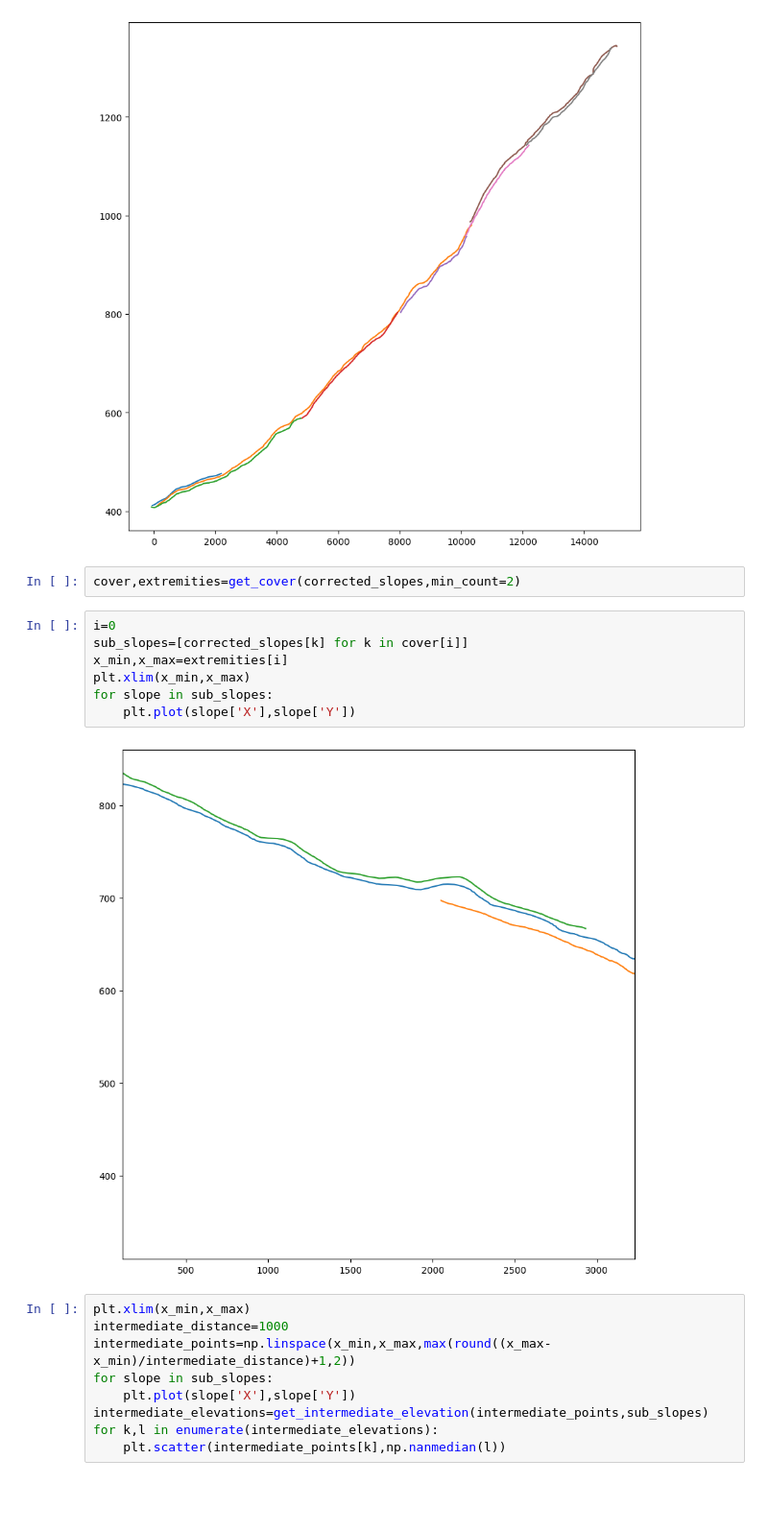
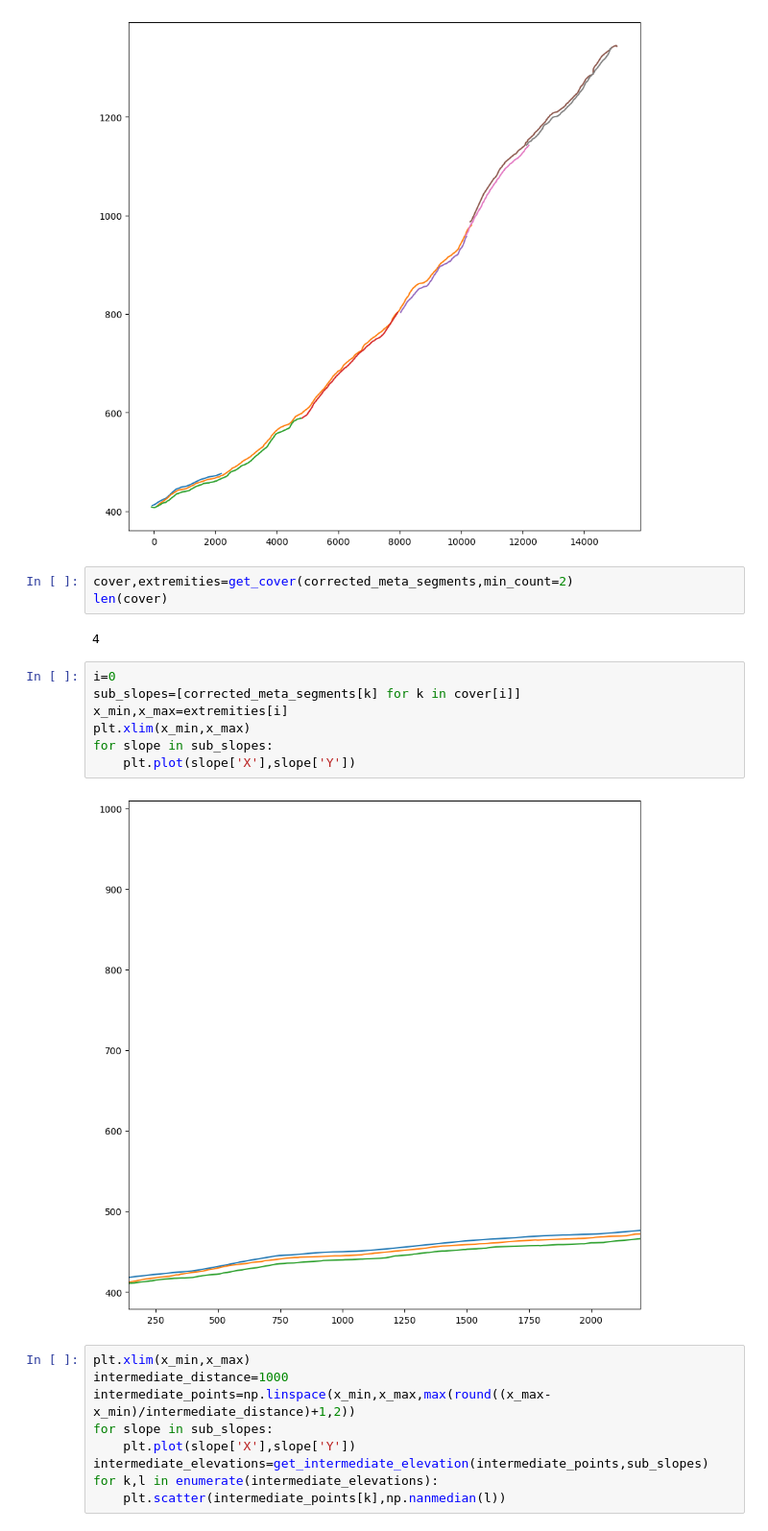
Before and after one commit to pierremennesson/garmin_elevation_process, a Jupyter notebook: edge_wise.ipynb, the cells around one changed output. Shown at 96% size. Saved outputs shown, nothing was run; the diff lists cells and outputs as text; blank space fills up the shorter version.

Commit message:
documentation cover

```diff
--- a/edge_wise.ipynb
+++ b/edge_wise.ipynb
@@ -182,16 +182,19 @@ for meta_segment in corrected_meta_segments:
 0.0008053779602050781
 [figure]
 # %%
-cover,extremities=get_cover(corrected_slopes,min_count=2)
+cover,extremities=get_cover(corrected_meta_segments,min_count=2)
+len(cover)
+# %% [output]
+4
 # %%
 i=0
-sub_slopes=[corrected_slopes[k] for k in cover[i]]
+sub_slopes=[corrected_meta_segments[k] for k in cover[i]]
 x_min,x_max=extremities[i]
 plt.xlim(x_min,x_max)
 for slope in sub_slopes:
     plt.plot(slope['X'],slope['Y'])
 # %% [output]
-[figure, old version]
+[figure, new version]
 # %%
 plt.xlim(x_min,x_max)
 intermediate_distance=1000
```
Also changed, not shown: 1 other file.
